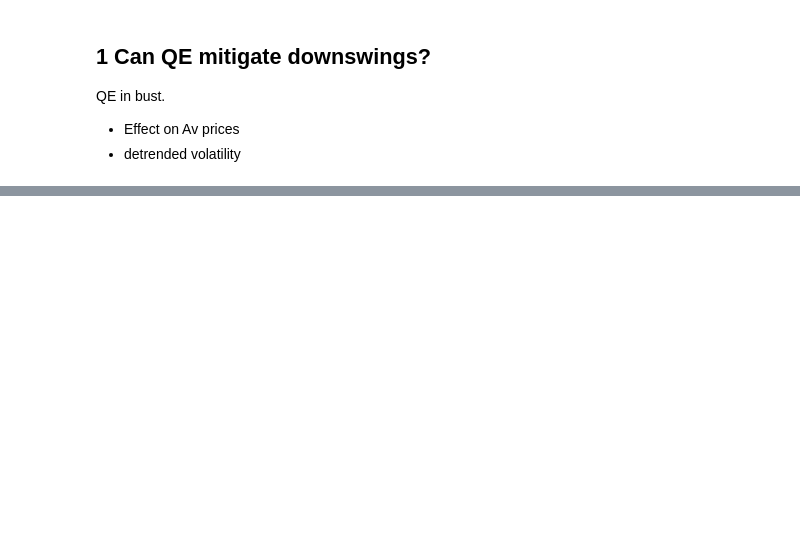
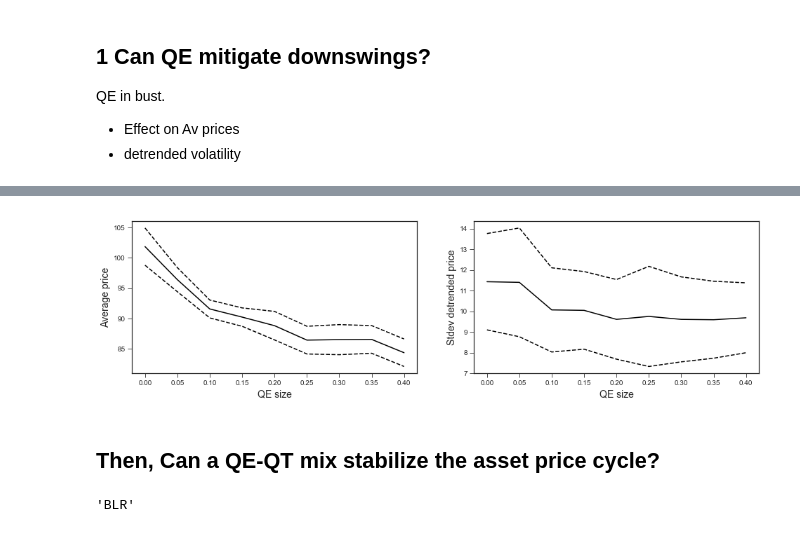
Before and after one commit to joerischasfoort/qe-asset-cycle, a Jupyter notebook: qe-qt-experiments.ipynb, the cells around one changed output, grey strips where cells are left out. Drawn from its saved outputs; the diff is of its cells as text; code cells hidden in the pictures; blank space fills up the shorter version.

```diff
--- a/qe-qt-experiments.ipynb
+++ b/qe-qt-experiments.ipynb
@@ -215,0 +179,51 @@ fig.savefig('QEbust.png', dpi=200, bbox_inches = 'tight', pad_inches = 0)
+# %%
+p_averages_qtu = []
+p_conf_uppers_qtu = []
+p_conf_lowers_qtu = []
+
+av_stdev_qt_upswing = []
+ns_conf_uppers_qtu = []
+ns_conf_lowers_qtu = []
+for idx, exp_pr in enumerate(qt_upswing_prices):
+    p_averages_qtu.append(np.mean(qt_upswing_prices[idx].mean()))
+    upper, lower = confidence_interval(qt_upswing_prices[idx].mean(), np.mean(qt_upswing_prices[idx].mean()))
+    p_conf_uppers_qtu.append(upper)
+    p_conf_lowers_qtu.append(lower)
+
+    # detrend serie
+    stock_cycle, stock_trend = sm.tsa.filters.hpfilter(qt_upswing_prices[idx], lamb=100000000)
+
+    av_stdev_qt_upswing.append(np.mean(stock_cycle.std()))
+    upper, lower = confidence_interval(stock_cycle.std(), np.mean(stock_cycle.std()))
+    ns_conf_uppers_qtu.append(upper)
+    ns_conf_lowers_qtu.append(lower)
+# %%
+fig, (ax1, ax2) = plt.subplots(1, 2, figsize=[16,4])
+
+ax1.plot(qe_size, p_averages_qtu, 'k')
+ax1.plot(qe_size, p_conf_uppers_qtu, 'k--')
+ax1.plot(qe_size, p_conf_lowers_qtu, 'k--')
+
+ax1.set_ylabel('Average price', fontsize='14')
+
+ax2.plot(qe_size, av_stdev_qt_upswing, 'k')
+ax2.plot(qe_size, ns_conf_uppers_qtu, 'k--')
+ax2.plot(qe_size, ns_conf_lowers_qtu, 'k--')
+
+ax2.set_ylabel('Stdev detrended price', fontsize='14')
+
+
+for ax in (ax1, ax2):
+    ax.set_xlabel('QE size', fontsize='14')
+
+
+fig.savefig('QTboom.png', dpi=200, bbox_inches = 'tight', pad_inches = 0)
+# %% [output]
+[figure, added]
+# %% [markdown]
+## Then, Can a QE-QT mix stabilize the asset price cycle?
+# %%
+s_idx = 1
+scenarios[s_idx]
+# %% [output]
+'BLR'
```
Also changed, not shown: parts of 29 cells of this notebook, 1 other file.
